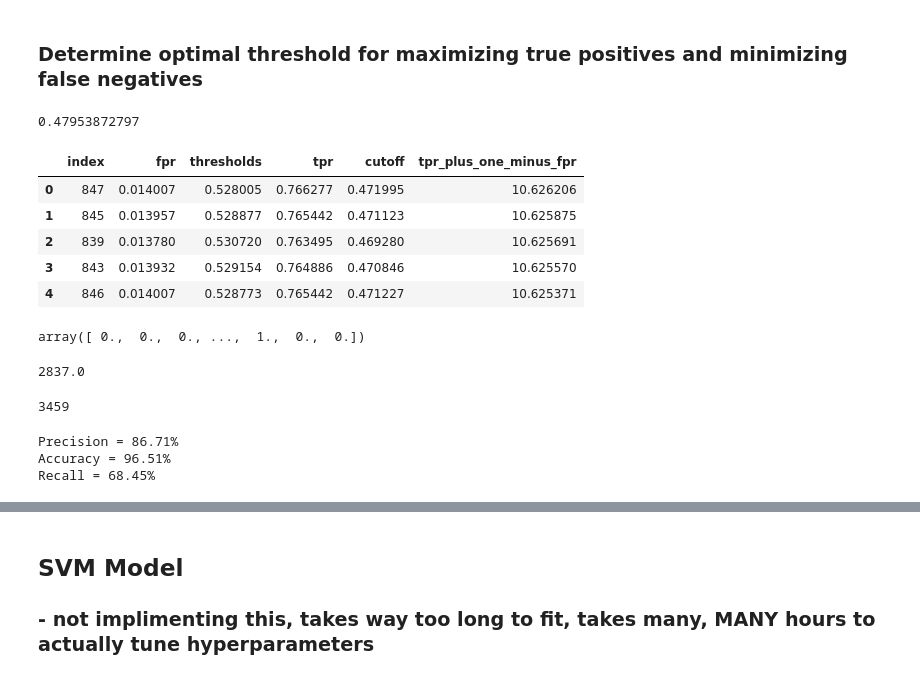
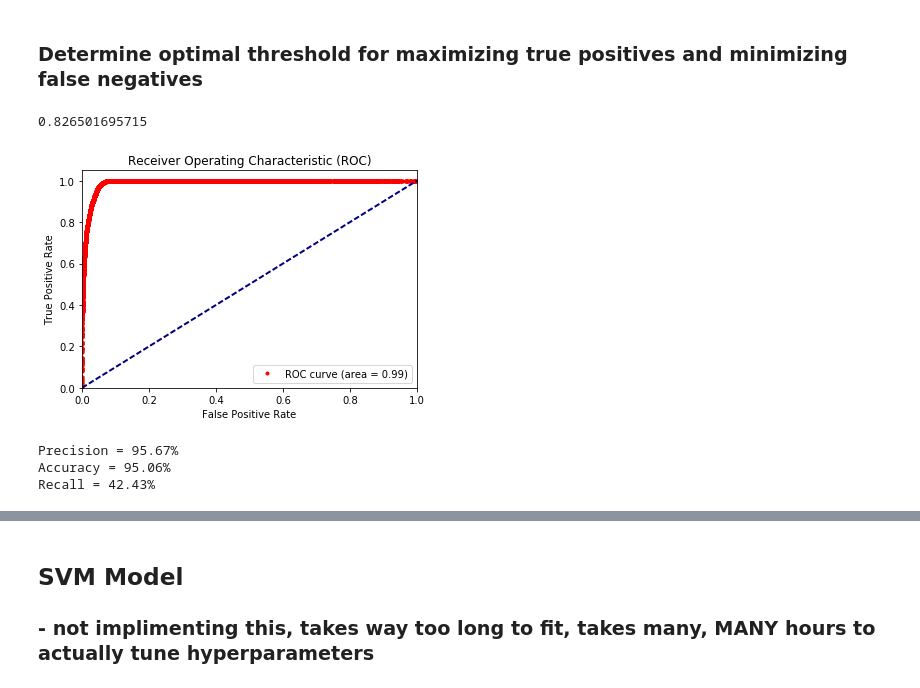
Before and after one commit to gperrin12/DLBA_Demo_Model, a Jupyter notebook: demo_data_dive_030917.ipynb, the cells around one changed output, grey strips where cells are left out. Drawn from its saved outputs; the diff is of its cells as text; code cells hidden in the pictures.

Commit message:
adding roc curve

```diff
--- a/demo_data_dive_022117.ipynb
+++ b/demo_data_dive_030917.ipynb
@@ -438,8 +442,7 @@ for i in range(1,20):
     pred=r_tree_tuned.predict_proba(X_test)[:,1]
     fpr, tpr, thresholds = metrics.roc_curve(y_test, pred)
     threshold_df = pd.DataFrame({'fpr':fpr, 'tpr':tpr, 'thresholds':thresholds})
-    threshold_df['cutoff'] = 1-threshold_df.thresholds
-    threshold_df['tpr_plus_one_minus_fpr'] = threshold_df.tpr + 10*(1-threshold_df.fpr)
+    threshold_df['tpr_plus_one_minus_fpr'] = threshold_df.tpr + 100*(1-threshold_df.fpr)
     threshold_df = threshold_df.sort(['tpr_plus_one_minus_fpr'], ascending=False)
     threshold_df = threshold_df.reset_index()
     cutoff_list.append(threshold_df.thresholds[0])
@@ -447,32 +450,37 @@ for i in range(1,20):
 avg_cutoff = np.mean(cutoff_list)
 print avg_cutoff
 # %% [output]
-0.47953872797
+0.826501695715
-# %%
-threshold_df.head()
-# %% [output]
-|  | index | fpr | thresholds | tpr | cutoff | tpr_plus_one_minus_fpr |
-| 0 | 847 | 0.014007 | 0.528005 | 0.766277 | 0.471995 | 10.626206 |
-| 1 | 845 | 0.013957 | 0.528877 | 0.765442 | 0.471123 | 10.625875 |
-| 2 | 839 | 0.013780 | 0.530720 | 0.763495 | 0.469280 | 10.625691 |
-| 3 | 843 | 0.013932 | 0.529154 | 0.764886 | 0.470846 | 10.625570 |
-| 4 | 846 | 0.014007 | 0.528773 | 0.765442 | 0.471227 | 10.625371 |
+# %%
+### sample tpr / fpr rate for a given test / train split
+X_train, X_test, y_train, y_test = train_test_split(X, y, test_size = 0.3, random_state = i)
+pred=r_tree_tuned.predict_proba(X_test)[:,1]
+fpr, tpr, thresholds = metrics.roc_curve(y_test, pred)
+threshold_df = pd.DataFrame({'fpr':fpr, 'tpr':tpr, 'thresholds':thresholds})
+threshold_df['value_to_maximize'] = threshold_df.tpr + 10*(1-threshold_df.fpr)
+threshold_df = threshold_df.sort(['value_to_maximize'], ascending=False)
+roc_auc = rs(np.array(y_test.apply(int)),pred)
+#threshold_df = threshold_df.reset_index()
+# %%
+#Plot of a ROC curve for a specific class
+plt.figure()
+#lw = 2
+plt.plot(threshold_df['fpr'], threshold_df['tpr'], 'r.',
+         label='ROC curve (area = %0.2f)' % roc_auc)
+plt.plot([0, 1], [0, 1], color='navy', lw=lw, linestyle='--')
+plt.xlim([0.0, 1.0])
+plt.ylim([0.0, 1.05])
+plt.xlabel('False Positive Rate')
+plt.ylabel('True Positive Rate')
+plt.title('Receiver Operating Characteristic (ROC)')
+plt.legend(loc="lower right")
+plt.show()
+# %% [output]
+[figure, added]
 # %%
 labelPred_w_threshold = labelPred_cont.copy()
 labelPred_w_threshold[labelPred_w_threshold >= avg_cutoff] = 1
 labelPred_w_threshold[labelPred_w_threshold < avg_cutoff] = 0
-# %%
-labelPred_w_threshold
-# %% [output]
-array([ 0.,  0.,  0., ...,  1.,  0.,  0.])
-# %%
-sum(labelPred_w_threshold)
-# %% [output]
-2837.0
-# %%
-sum(labelPred)
-# %% [output]
-3459
 # %%
 #compute TP,FP,FN,TN for the above classification
 TP = sum((labelPred_w_threshold==1)&(labelActual==1))
@@ -486,6 +494,6 @@ Acc = 100.0 * (TP+TN)/(TP+TN+FP+FN)
 Rec = 100.0 * TP/(TP+FN)
 print('Precision = %.2f%%\nAccuracy = %.2f%%\nRecall = %.2f%%'%(Prec,Acc,Rec))
 # %% [output]
-Precision = 86.71%
-Accuracy = 96.51%
-Recall = 68.45%
+Precision = 95.67%
+Accuracy = 95.06%
+Recall = 42.43%
```
Also changed, not shown: parts of 6 cells of this notebook.
